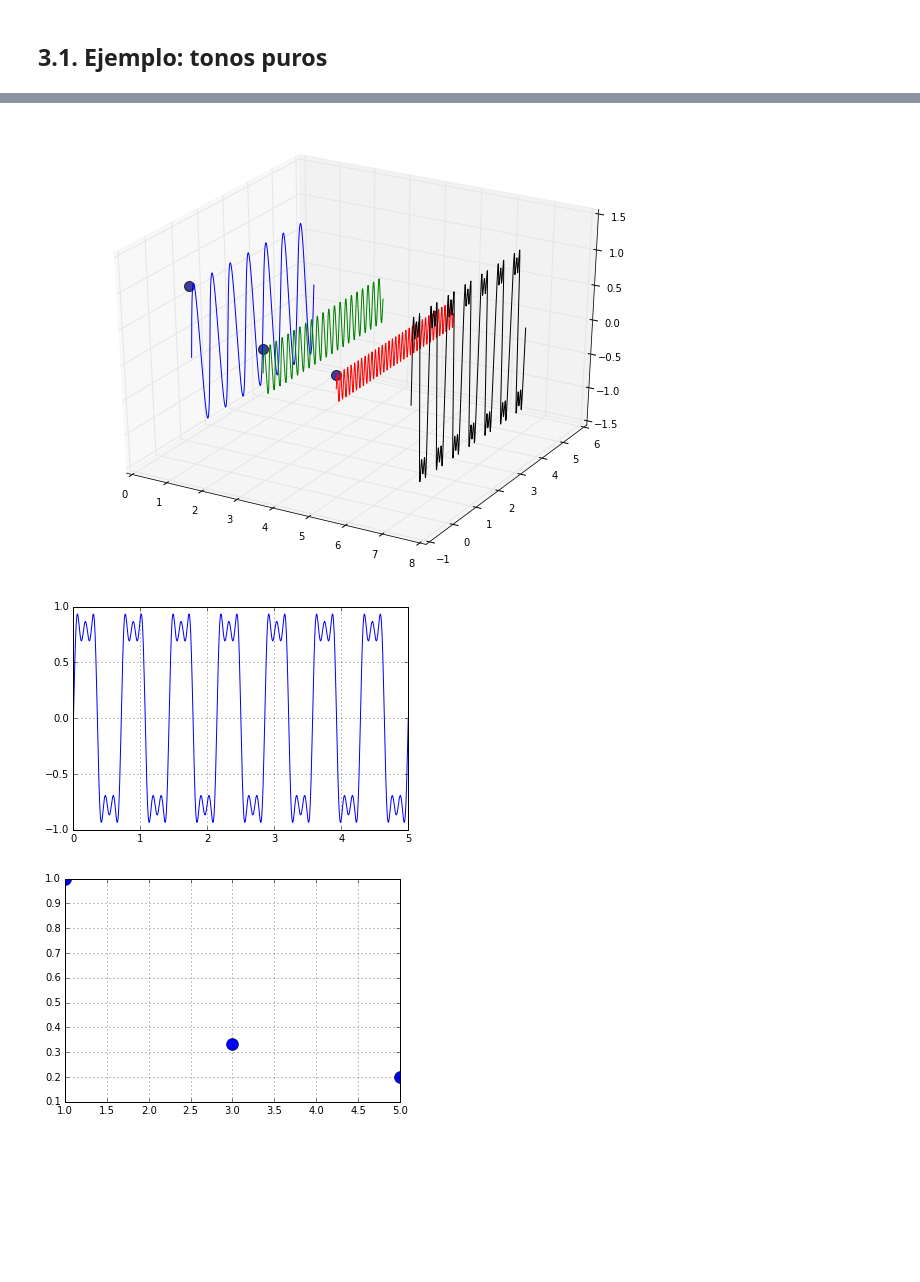
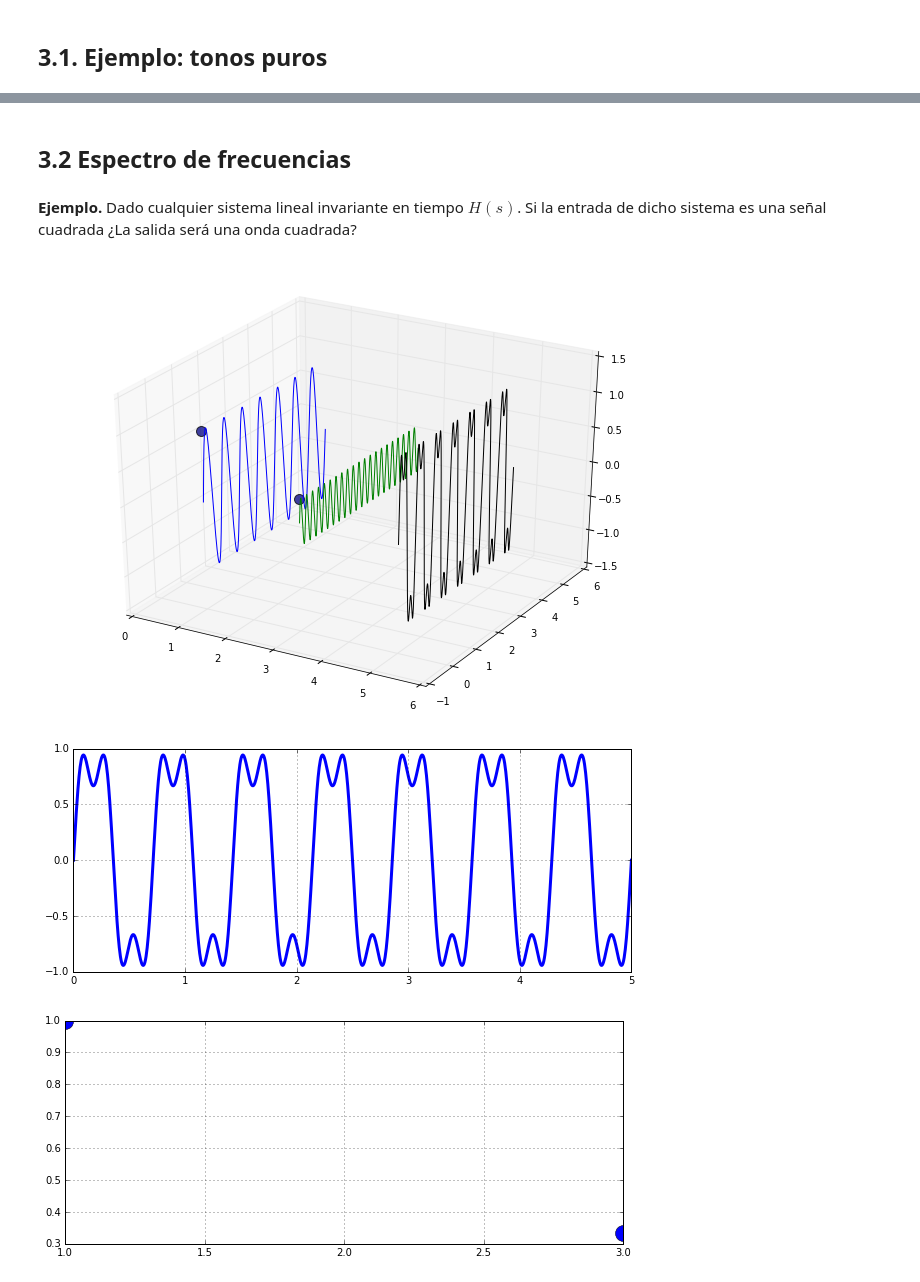
Before and after one commit to Poswer96/filtra_23-i, a Jupyter notebook: src/1. Contextualización/3. Espectro de frecuencias de una señal.ipynb, the cells around one changed output, grey strips where cells are left out. Saved outputs shown, nothing was run; the diff lists cells and outputs as text; code cells hidden in the pictures; blank space fills up the shorter version.

```diff
--- a/src/1. Contextualización/3. Espectro de frecuencias de una señal.ipynb
+++ b/src/1. Contextualización/3. Espectro de frecuencias de una señal.ipynb
@@ -97,3 +97,7 @@ trash = plt.show()
+# %% [markdown]
+## 3.2 Espectro de frecuencias
+# %% [markdown]
+**Ejemplo.** Dado cualquier sistema lineal invariante en tiempo $H(s)$. Si la entrada de dicho sistema es una señal cuadrada ¿La salida será una onda cuadrada?
 # %%
 import matplotlib as mpl
 from mpl_toolkits.mplot3d import Axes3D
@@ -106,7 +110,7 @@ ax = fig.gca(projection='3d')
 t     = np.linspace(0, 7, 1000)
 y     = np.linspace(0, 5, 1000)
 
-F     = np.array( [1,3,5] )
+F     = np.array( [1,3] )
 X, Zx = [], []
 Z     = np.zeros(len(t))
 for f in F:
@@ -129,16 +133,16 @@ for i,j in zip(X,Zx):
 
 plt.show()
 # %% [output]
-[figure, old version]
+[figure, new version]
 # %%
-plt.figure()
-plt.plot(y,Z)
+plt.figure(figsize=(10,4))
+plt.plot(y,Z,linewidth=3)
 plt.grid('on')
 
-plt.figure()
-plt.plot(X,Zx,'o',markersize=12)
+plt.figure(figsize=(10,4))
+plt.plot(X,Zx,'o',markersize=16)
 plt.grid('on')
 plt.show()
 # %% [output]
-[figure, old version]
+[figure, new version]
-[figure, old version]
+[figure, new version]
```
Also changed, not shown: parts of 20 cells of this notebook, 1 other file.
